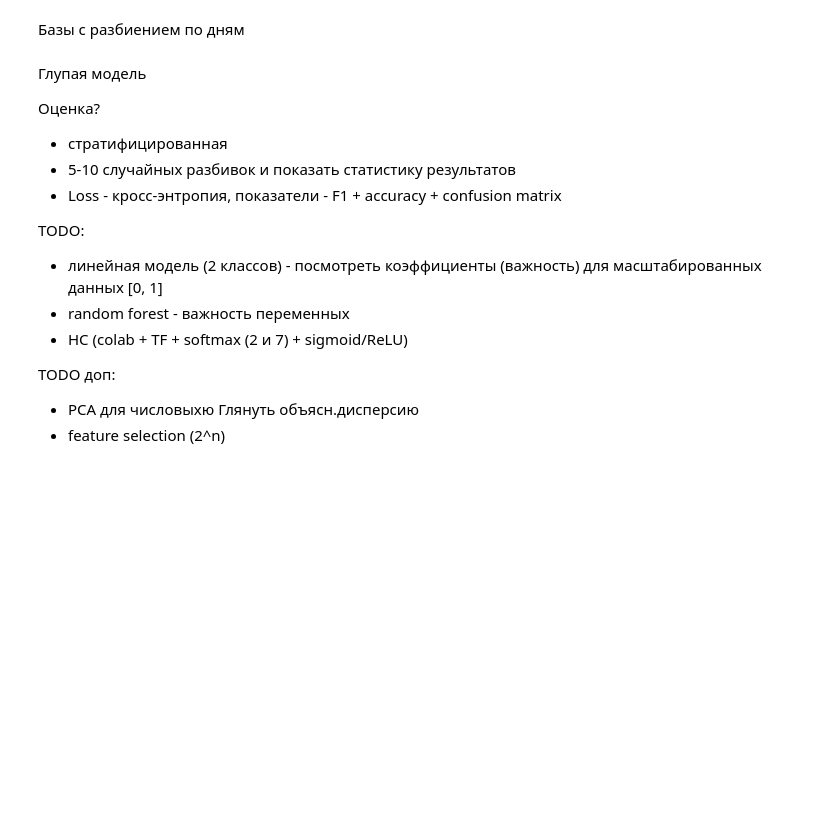
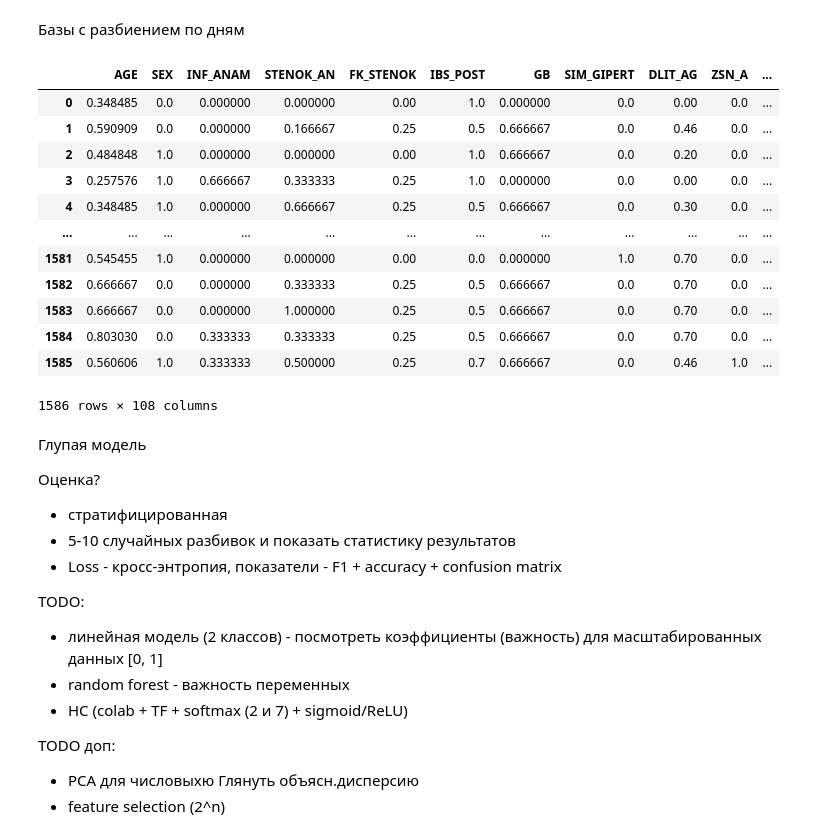
Before and after one commit to RusinDmitry/BSR, a Jupyter notebook: Scripts/Models.ipynb, the cells around one changed output. Drawn from its saved outputs; the diff is of its cells as text; code cells hidden in the pictures; blank space fills up the shorter version.

```diff
--- a/Scripts/Models.ipynb
+++ b/Scripts/Models.ipynb
@@ -55,6 +55,22 @@ moda_three_day_data = pd.read_csv('https://raw.githubusercontent.com/RusinDima12
 knn_three_day_data_clear = pd.read_csv('https://raw.githubusercontent.com/RusinDima12/BSR/main/data/three/knn_three_day_data_clear.csv')
 avg_three_day_data_clear = pd.read_csv('https://raw.githubusercontent.com/RusinDima12/BSR/main/data/three/avg_three_day_data_clear.csv')
 moda_three_day_data_clear = pd.read_csv('https://raw.githubusercontent.com/RusinDima12/BSR/main/data/three/moda_three_day_data_clear.csv')
+# %%
+knn_three_day_data
+# %% [output]
+|  | AGE | SEX | INF_ANAM | STENOK_AN | FK_STENOK | IBS_POST | GB | SIM_GIPERT | DLIT_AG | ZSN_A | ... |
+| 0 | 0.348485 | 0.0 | 0.000000 | 0.000000 | 0.00 | 1.0 | 0.000000 | 0.0 | 0.00 | 0.0 | ... |
+| 1 | 0.590909 | 0.0 | 0.000000 | 0.166667 | 0.25 | 0.5 | 0.666667 | 0.0 | 0.46 | 0.0 | ... |
+| 2 | 0.484848 | 1.0 | 0.000000 | 0.000000 | 0.00 | 1.0 | 0.666667 | 0.0 | 0.20 | 0.0 | ... |
+| 3 | 0.257576 | 1.0 | 0.666667 | 0.333333 | 0.25 | 1.0 | 0.000000 | 0.0 | 0.00 | 0.0 | ... |
+| 4 | 0.348485 | 1.0 | 0.000000 | 0.666667 | 0.25 | 0.5 | 0.666667 | 0.0 | 0.30 | 0.0 | ... |
+| ... | ... | ... | ... | ... | ... | ... | ... | ... | ... | ... | ... |
+| 1581 | 0.545455 | 1.0 | 0.000000 | 0.000000 | 0.00 | 0.0 | 0.000000 | 1.0 | 0.70 | 0.0 | ... |
+| 1582 | 0.666667 | 0.0 | 0.000000 | 0.333333 | 0.25 | 0.5 | 0.666667 | 0.0 | 0.70 | 0.0 | ... |
+| 1583 | 0.666667 | 0.0 | 0.000000 | 1.000000 | 0.25 | 0.5 | 0.666667 | 0.0 | 0.70 | 0.0 | ... |
+| 1584 | 0.803030 | 0.0 | 0.333333 | 0.333333 | 0.25 | 0.5 | 0.666667 | 0.0 | 0.70 | 0.0 | ... |
+| 1585 | 0.560606 | 1.0 | 0.333333 | 0.500000 | 0.25 | 0.7 | 0.666667 | 0.0 | 0.46 | 1.0 | ... |
+1586 rows × 108 columns
 # %% [markdown]
 Глупая модель
 
```
Also changed, not shown: parts of 2 cells of this notebook, 3 other files.
